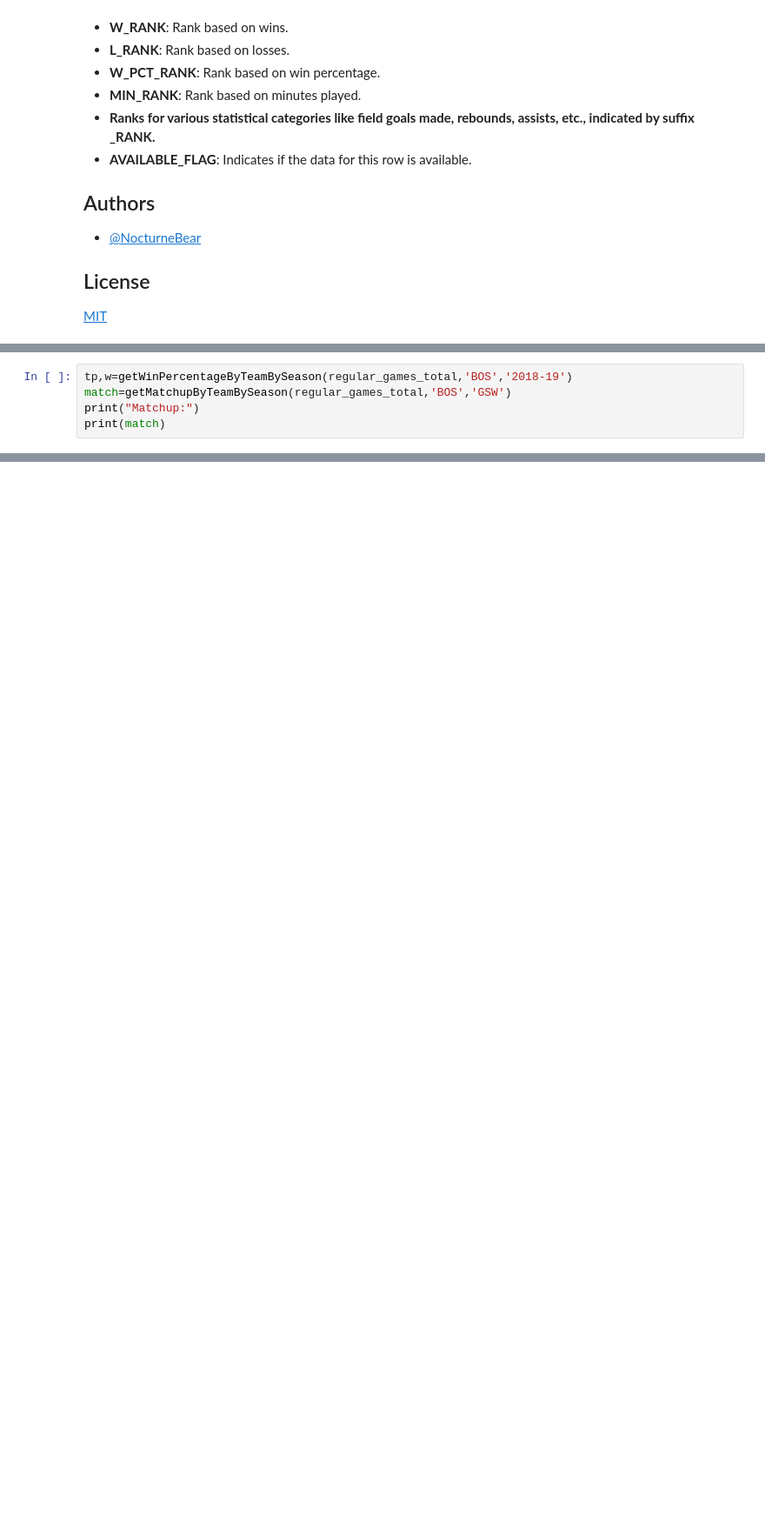
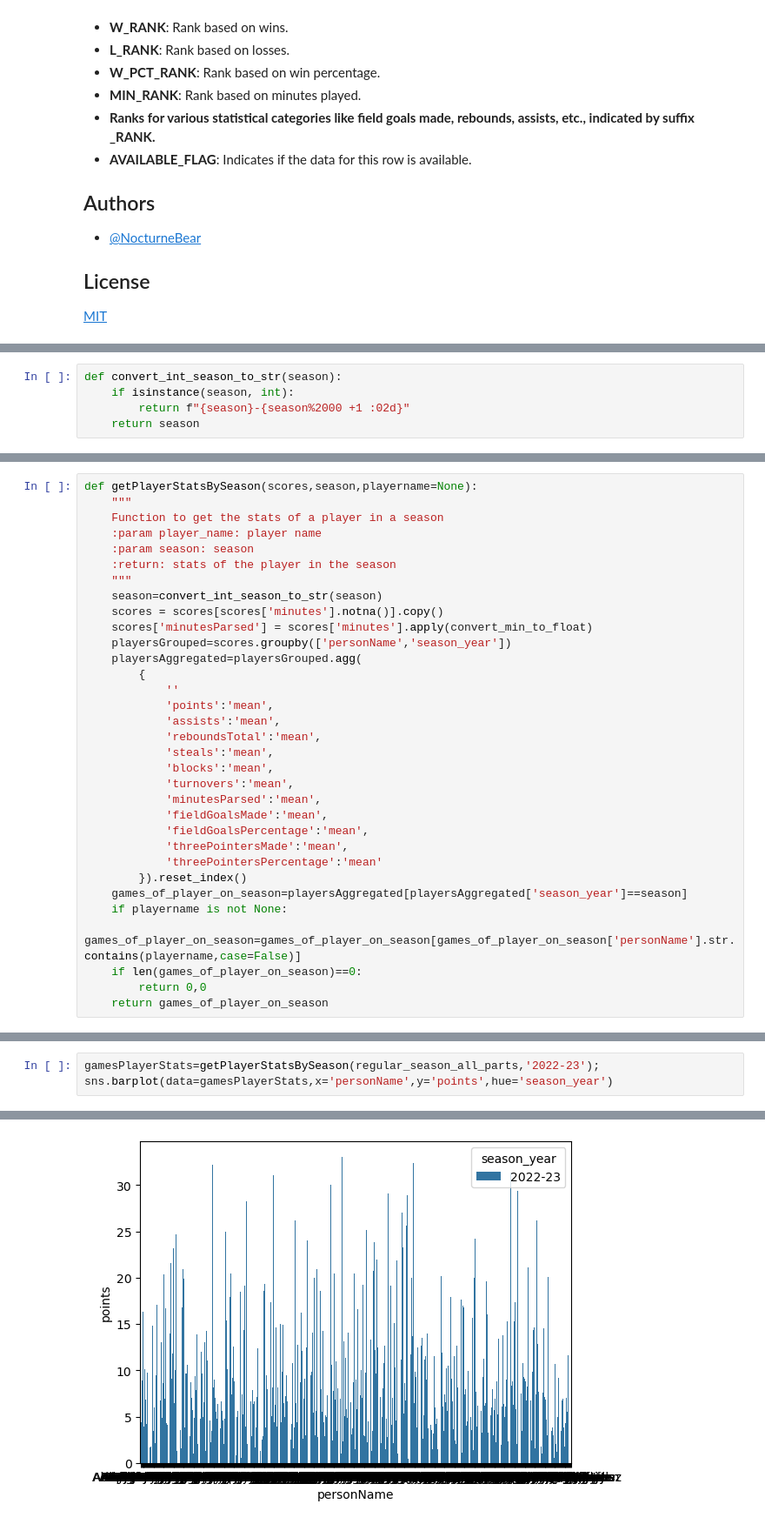
Before and after one commit to HenriqueFreitas07/NBA_ML, a Jupyter notebook: dataExploration.ipynb, the cells around one changed output, grey strips where cells are left out. Shown: that part at 87% size. Drawn from its saved outputs; the diff is of its cells as text; blank space fills up the shorter version.

Commit message:
Implement code changes to enhance functionality and improve performance

```diff
--- a/dataExploration.ipynb
+++ b/dataExploration.ipynb
@@ -101 +140,6 @@ regular_games_total=pd.read_csv("./datasets/NBA_DATA_2010_2024/regular_season_to
+# %%
+def convert_int_season_to_str(season):
+    if isinstance(season, int):
+        return f"{season}-{season%2000 +1 :02d}"
+    return season
 # %% [markdown]
@@ -123,0 +156,33 @@ def getWinPercentageByTeamBySeason(playoffs,team_tag,season):
+# %%
+def getPlayerStatsBySeason(scores,season,playername=None):
+    """
+    Function to get the stats of a player in a season
+    :param player_name: player name
+    :param season: season
+    :return: stats of the player in the season
+    """
+    season=convert_int_season_to_str(season)
+    scores = scores[scores['minutes'].notna()].copy()
+    scores['minutesParsed'] = scores['minutes'].apply(convert_min_to_float)
+    playersGrouped=scores.groupby(['personName','season_year'])
+    playersAggregated=playersGrouped.agg(
+        {
+            ''
+            'points':'mean',
+            'assists':'mean',
+            'reboundsTotal':'mean',
+            'steals':'mean',
+            'blocks':'mean',
+            'turnovers':'mean',
+            'minutesParsed':'mean',
+            'fieldGoalsMade':'mean',
+            'fieldGoalsPercentage':'mean',
+            'threePointersMade':'mean',
+            'threePointersPercentage':'mean'
+        }).reset_index()
+    games_of_player_on_season=playersAggregated[playersAggregated['season_year']==season]
+    if playername is not None:
+        games_of_player_on_season=games_of_player_on_season[games_of_player_on_season['personName'].str.contains(playername,case=False)]
+    if len(games_of_player_on_season)==0:
+        return 0,0
+    return games_of_player_on_season
@@ -141,7 +264,5 @@ def getMatchupByTeamBySeason(playoffs,team_tag_home,team_tag_visitor,season=Fals
     return teams.filter(items=['SEASON_YEAR','TEAM_ABBREVIATION','MATCHUP_STANDARD','TEAM_ID','WL','FGA','FGM'])
 # %%
-tp,w=getWinPercentageByTeamBySeason(regular_games_total,'BOS','2018-19')
-match=getMatchupByTeamBySeason(regular_games_total,'BOS','GSW')
-print("Matchup:")
-print(match)
+gamesPlayerStats=getPlayerStatsBySeason(regular_season_all_parts,'2022-23');
+sns.barplot(data=gamesPlayerStats,x='personName',y='points',hue='season_year')
 # %% [output]
@@ -164,0 +270 @@ Matchup:
+[figure, added]
```
Also changed, not shown: parts of 13 cells of this notebook.
